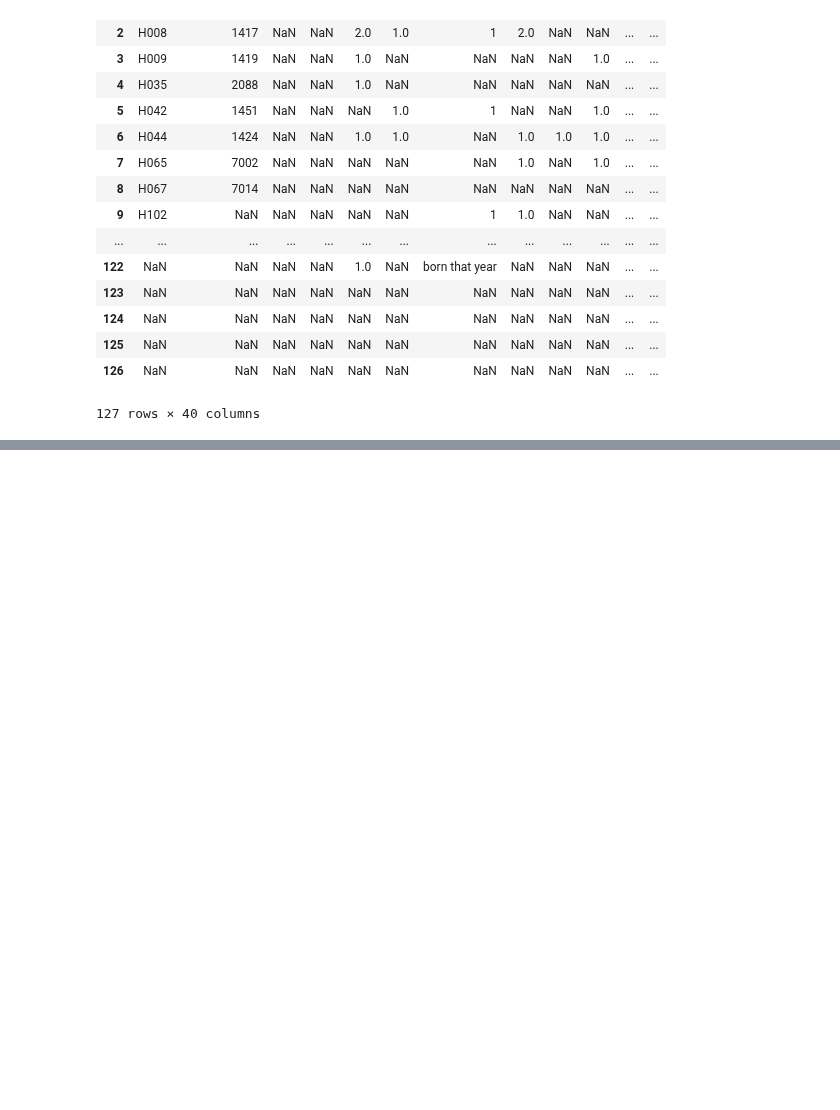
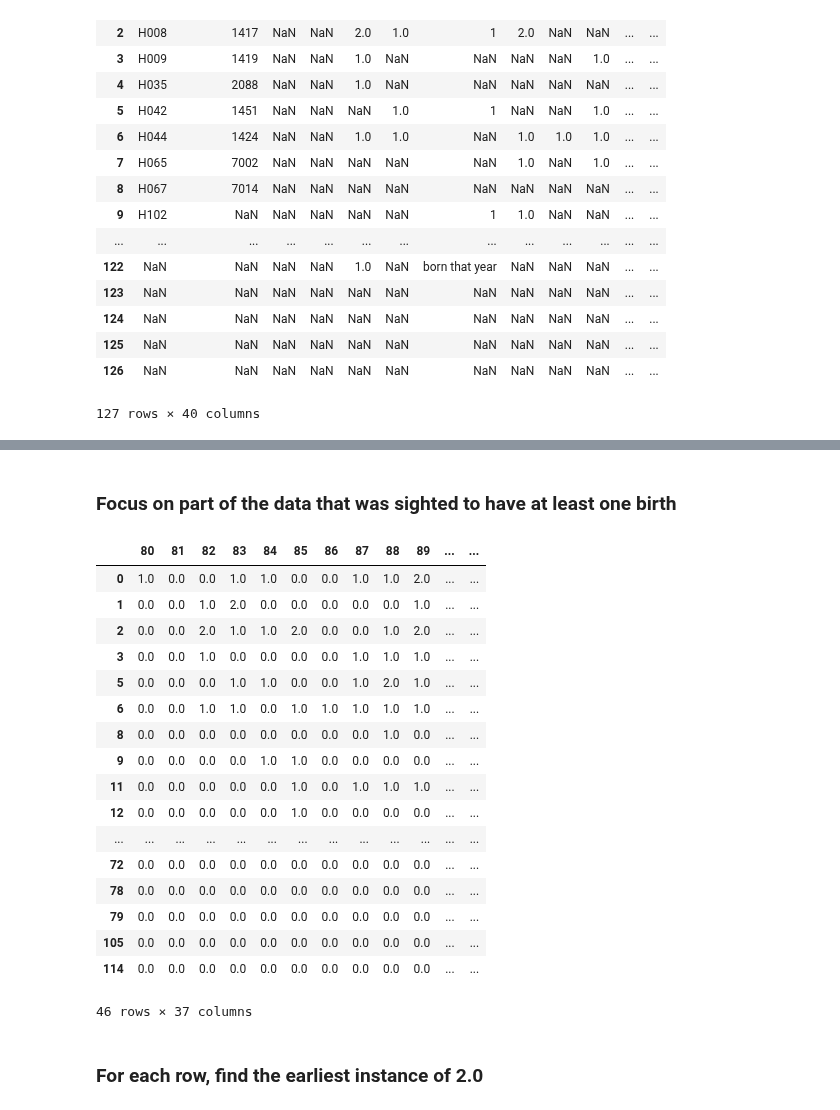
Before and after one commit to Edderic/mics-whales, a Jupyter notebook: mics-whales.ipynb, the cells around one changed output, grey strips where cells are left out. Drawn from its saved outputs; the diff is of its cells as text; code cells hidden in the pictures; blank space fills up the shorter version.

```diff
--- a/mics-whales.ipynb
+++ b/mics-whales.ipynb
@@ -31,0 +159,26 @@ calving_data
+# %% [markdown]
+### Focus on part of the data that was sighted to have at least one birth
+# %%
+rows_with_observed_births = no_nans.loc[np.where((no_nans > 1).sum(axis=1) > 0)]
+rows_with_observed_births
+# %% [output]
+|  | 80 | 81 | 82 | 83 | 84 | 85 | 86 | 87 | 88 | 89 | ... | ... |
+| 0 | 1.0 | 0.0 | 0.0 | 1.0 | 1.0 | 0.0 | 0.0 | 1.0 | 1.0 | 2.0 | ... | ... |
+| 1 | 0.0 | 0.0 | 1.0 | 2.0 | 0.0 | 0.0 | 0.0 | 0.0 | 0.0 | 1.0 | ... | ... |
+| 2 | 0.0 | 0.0 | 2.0 | 1.0 | 1.0 | 2.0 | 0.0 | 0.0 | 1.0 | 2.0 | ... | ... |
+| 3 | 0.0 | 0.0 | 1.0 | 0.0 | 0.0 | 0.0 | 0.0 | 1.0 | 1.0 | 1.0 | ... | ... |
+| 5 | 0.0 | 0.0 | 0.0 | 1.0 | 1.0 | 0.0 | 0.0 | 1.0 | 2.0 | 1.0 | ... | ... |
+| 6 | 0.0 | 0.0 | 1.0 | 1.0 | 0.0 | 1.0 | 1.0 | 1.0 | 1.0 | 1.0 | ... | ... |
+| 8 | 0.0 | 0.0 | 0.0 | 0.0 | 0.0 | 0.0 | 0.0 | 0.0 | 1.0 | 0.0 | ... | ... |
+| 9 | 0.0 | 0.0 | 0.0 | 0.0 | 1.0 | 1.0 | 0.0 | 0.0 | 0.0 | 0.0 | ... | ... |
+| 11 | 0.0 | 0.0 | 0.0 | 0.0 | 0.0 | 1.0 | 0.0 | 1.0 | 1.0 | 1.0 | ... | ... |
+| 12 | 0.0 | 0.0 | 0.0 | 0.0 | 0.0 | 1.0 | 0.0 | 0.0 | 0.0 | 0.0 | ... | ... |
+| ... | ... | ... | ... | ... | ... | ... | ... | ... | ... | ... | ... | ... |
+| 72 | 0.0 | 0.0 | 0.0 | 0.0 | 0.0 | 0.0 | 0.0 | 0.0 | 0.0 | 0.0 | ... | ... |
+| 78 | 0.0 | 0.0 | 0.0 | 0.0 | 0.0 | 0.0 | 0.0 | 0.0 | 0.0 | 0.0 | ... | ... |
+| 79 | 0.0 | 0.0 | 0.0 | 0.0 | 0.0 | 0.0 | 0.0 | 0.0 | 0.0 | 0.0 | ... | ... |
+| 105 | 0.0 | 0.0 | 0.0 | 0.0 | 0.0 | 0.0 | 0.0 | 0.0 | 0.0 | 0.0 | ... | ... |
+| 114 | 0.0 | 0.0 | 0.0 | 0.0 | 0.0 | 0.0 | 0.0 | 0.0 | 0.0 | 0.0 | ... | ... |
+46 rows × 37 columns
+# %% [markdown]
+### For each row, find the earliest instance of 2.0
```
Also changed, not shown: parts of 18 cells of this notebook.
